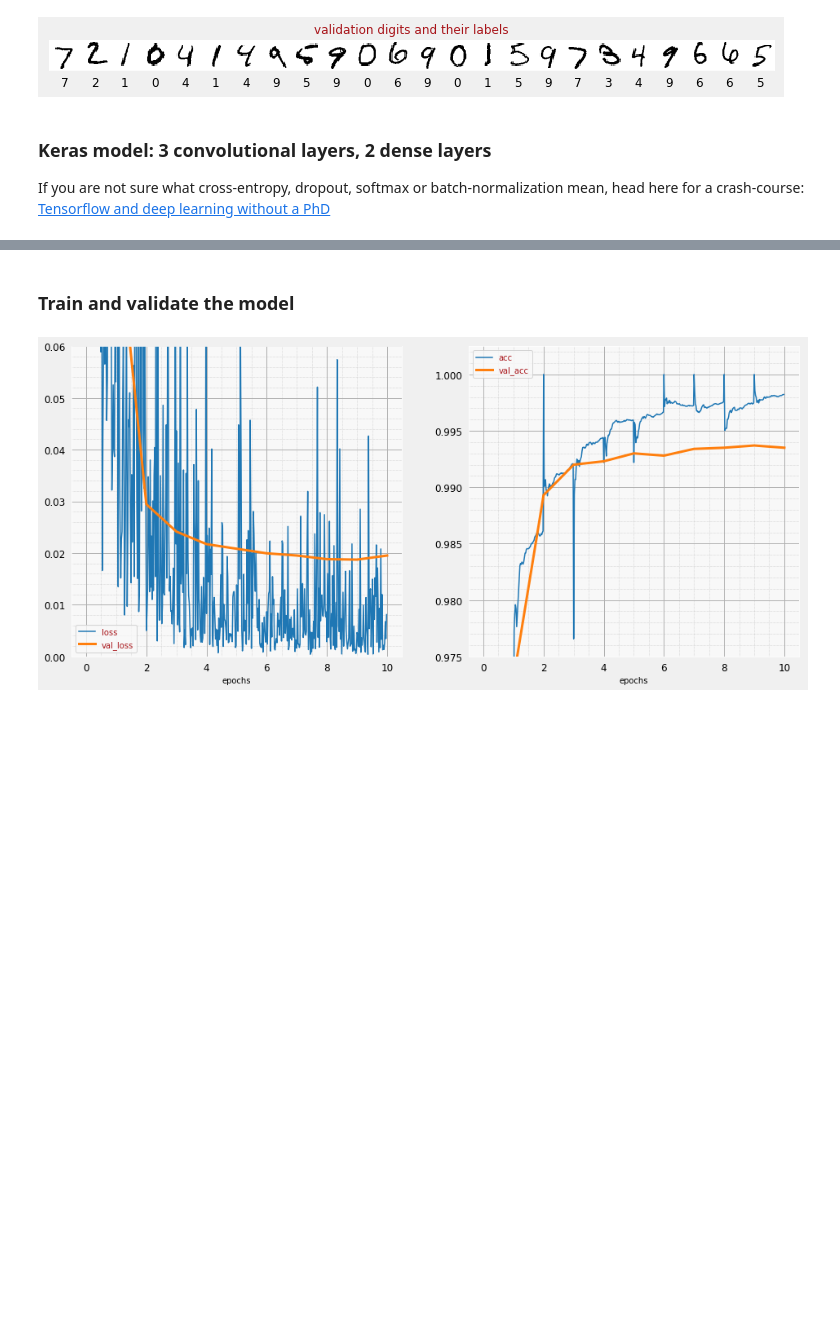
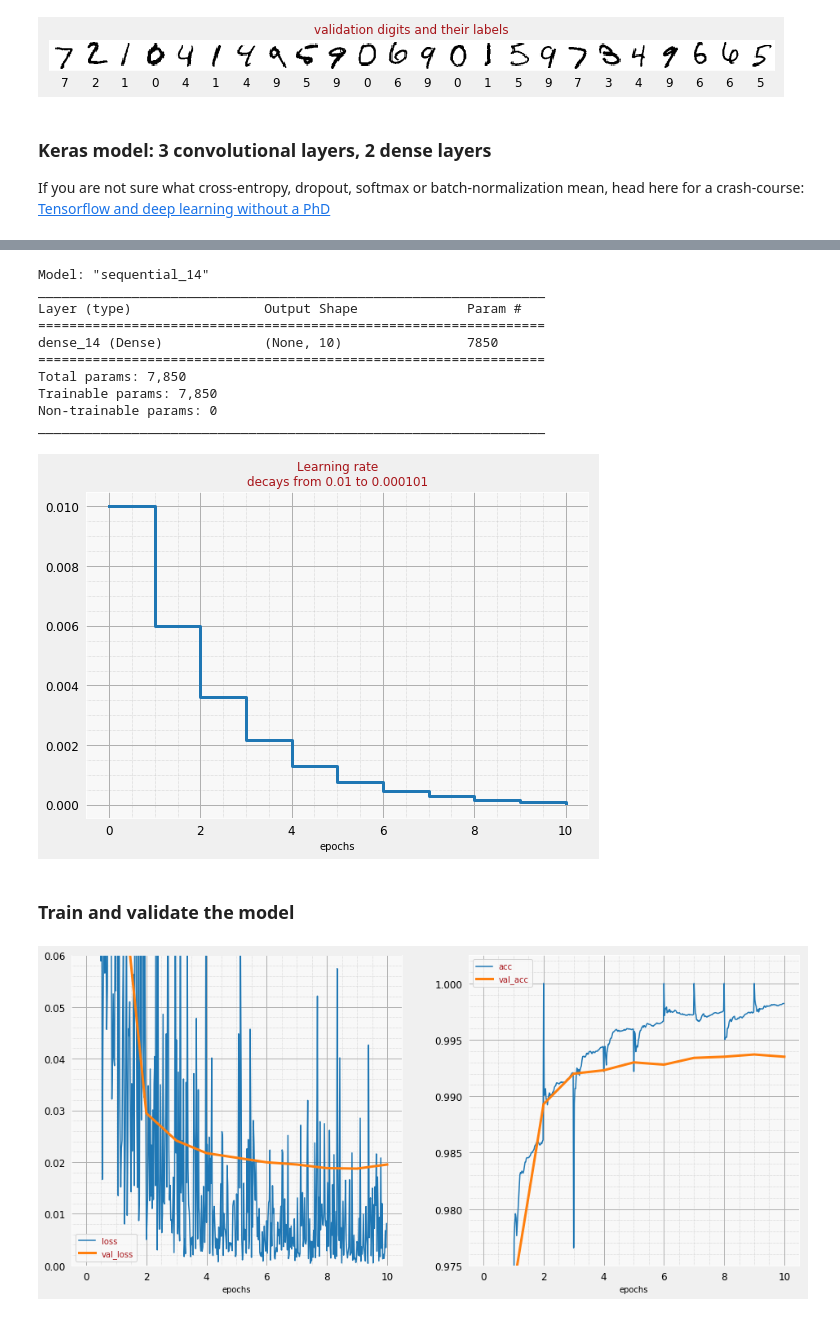
Before and after one commit to GoogleCloudPlatform/tensorflow-without-a-phd, a Jupyter notebook: tensorflow-mnist-tutorial/keras_01_mnist.ipynb, the cells around one changed output, grey strips where cells are left out. Cells and saved outputs as stored; diff of their text form; code cells hidden in the pictures; blank space fills up the shorter version.

```diff
--- a/tensorflow-mnist-tutorial/keras_01_mnist.ipynb
+++ b/tensorflow-mnist-tutorial/keras_01_mnist.ipynb
@@ -111,6 +112,18 @@ def display_top_unrecognized(digits, predictions, labels, n, lines):
     display_digits(digits[idx][i*n:(i+1)*n], predictions[idx][i*n:(i+1)*n], labels[idx][i*n:(i+1)*n],
                    "{} sample validation digits out of {} with bad predictions in red and sorted first".format(n*lines, len(digits)) if i==0 else "", n)
 
+def plot_learning_rate(lr_func, epochs):
+  xx = np.arange(epochs+1, dtype=np.float)
+  y = [lr_decay(x) for x in xx]
+  fig, ax = plt.subplots(figsize=(9, 6))
+  ax.set_xlabel('epochs')
+  ax.set_title('Learning rate\ndecays from {:0.3g} to {:0.3g}'.format(y[0], y[-2]))
+  ax.minorticks_on()
+  ax.grid(True, which='major', axis='both', linestyle='-', linewidth=1)
+  ax.grid(True, which='minor', axis='both', linestyle=':', linewidth=0.5)
+  ax.step(xx,y, linewidth=3, where='post')
+  display.display(fig)
+
 class PlotTraining(tf.keras.callbacks.Callback):
   def __init__(self, sample_rate=1, zoom=1):
     self.sample_rate = sample_rate
@@ -313,3 +249,39 @@ _________________________________________________________________
+# %%
+do = 0.5
+
+model = tf.keras.Sequential(
+  [
+    tf.keras.layers.Input(shape=(28*28,)),
+    tf.keras.layers.Dense(10, activation='softmax')
+  ])
+
+model.compile(optimizer='sgd',
+              loss='categorical_crossentropy',
+              metrics=['accuracy'])
+
+# print model layers
+model.summary()
+
+# set up learning rate decay
+def lr_decay(epoch):
+  return 0.01 * math.pow(0.6, epoch)
+lr_decay_callback = tf.keras.callbacks.LearningRateScheduler(lr_decay, verbose=True)
+
+plot_training = PlotTraining(sample_rate=10, zoom=20) # callback that displys training curves
+
+plot_learning_rate(lr_decay, EPOCHS)
+# %% [output]
+Model: "sequential_14"
+_________________________________________________________________
+Layer (type)                 Output Shape              Param #
+=================================================================
+dense_14 (Dense)             (None, 10)                7850
+=================================================================
+Total params: 7,850
+Trainable params: 7,850
+Non-trainable params: 0
+_________________________________________________________________
+[figure, added]
 # %% [markdown]
 ### Train and validate the model
 # %%
```
Also changed, not shown: parts of 4 cells of this notebook.
